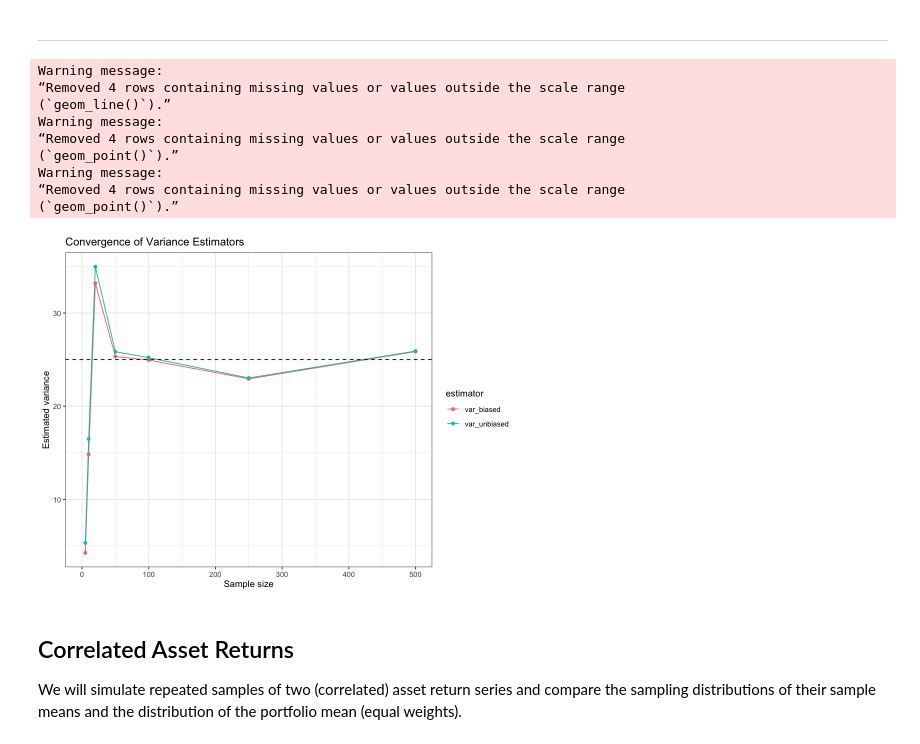
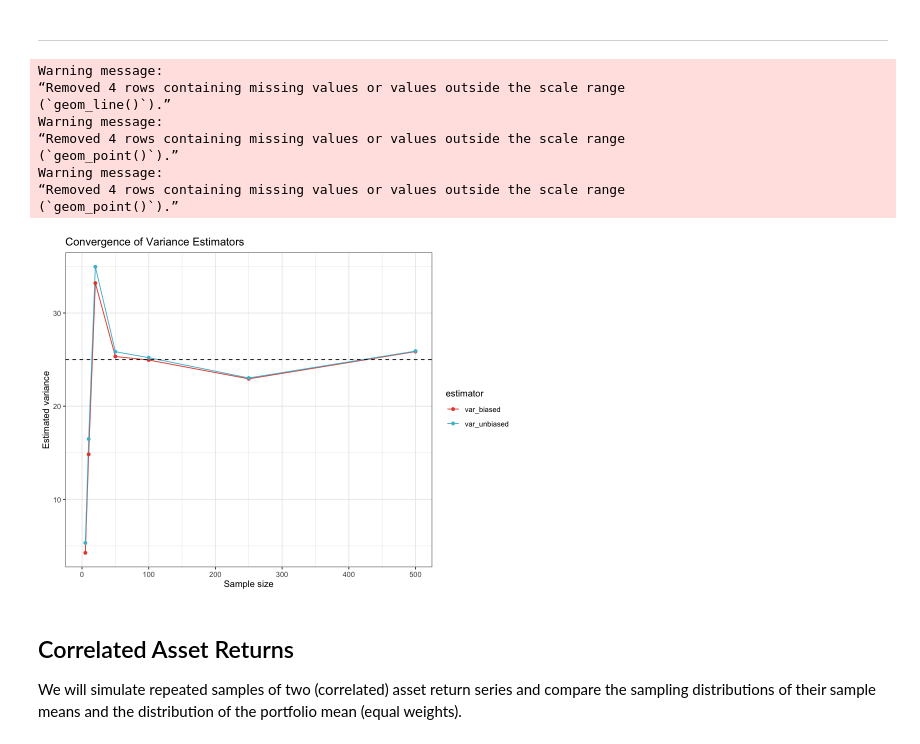
Before and after one commit to my1396/FIN5005-Fall2025, a Jupyter notebook: 01_Lab-1.ipynb, the cells around one changed output. Drawn from its saved outputs; the diff is of its cells as text; code cells hidden in the pictures.

```diff
--- a/01_Lab-1.ipynb
+++ b/01_Lab-1.ipynb
@@ -251,29 +250,31 @@ A: [Type your answer here]
 --------------------------------------------------------------------------------
 # %%
 # ---- Plot: Convergence of variance estimators ----
+
 results_long <- results %>%
   tidyr::pivot_longer(var_biased:var_unbiased, names_to = "estimator", values_to = "value") %>%
   dplyr::mutate(estimator = dplyr::recode(estimator, var_n = "Divide by n", var_n1 = "Divide by n-1"))
 
 options(repr.plot.width = 8, repr.plot.height = 6)
 
 ggplot(results_long, aes(sample_size, value, color = estimator)) +
   geom_line() +
   geom_point() +
+  scale_color_npg() +
   geom_hline(yintercept = true_var, linetype = "dashed") +
   xlim(c(0,500)) +
   labs(title = "Convergence of Variance Estimators", y = "Estimated variance", x = "Sample size")
 # %% [output]
 Warning message:
 “Removed 4 rows containing missing values or values outside the scale range
 (`geom_line()`).”
 Warning message:
 “Removed 4 rows containing missing values or values outside the scale range
 (`geom_point()`).”
 Warning message:
 “Removed 4 rows containing missing values or values outside the scale range
 (`geom_point()`).”
-[figure, old version]
+[figure, new version]
 # %% [markdown]
 ## Correlated Asset Returns
 We will simulate repeated samples of two (correlated) asset return series and compare the sampling distributions of their sample means and the distribution of the portfolio mean (equal weights).
```
Also changed, not shown: parts of 17 cells of this notebook, 5 other files.
